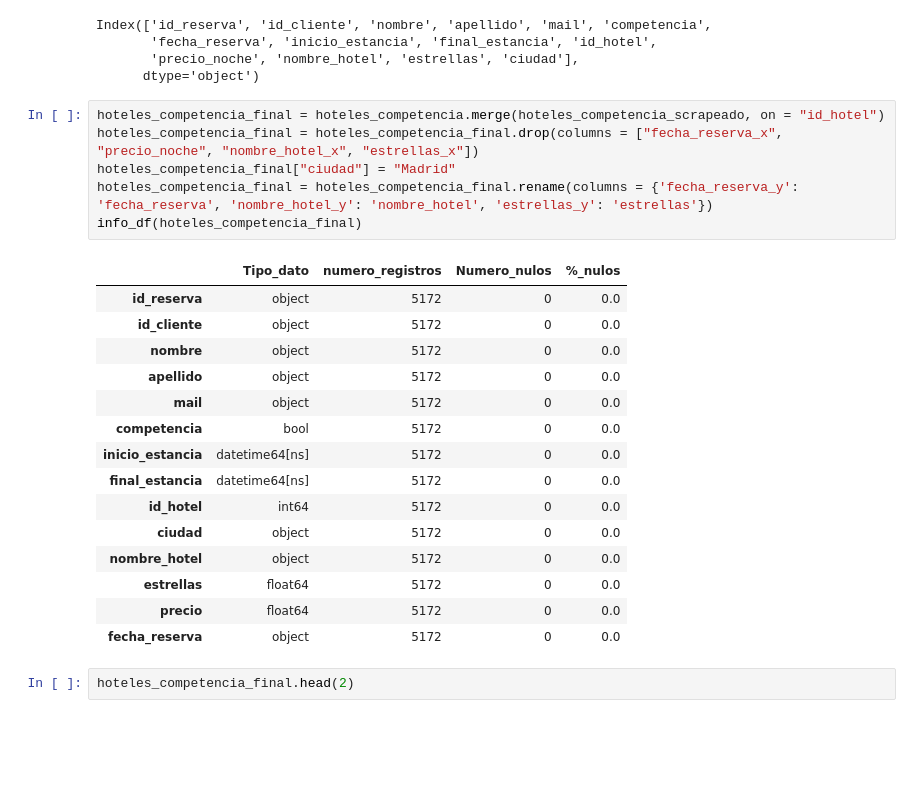
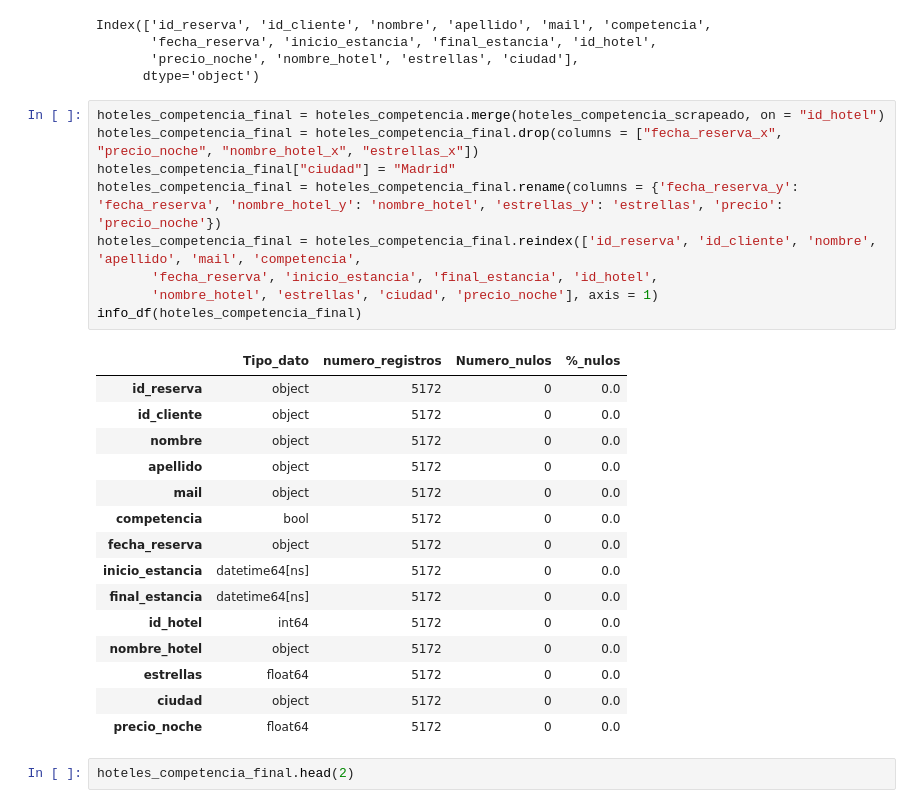
Before and after one commit to Gabijc/Proyecto_ETL_Hoteles, a Jupyter notebook: Notebooks/Analisis_inicial.ipynb, the cells around one changed output. Cells and saved outputs as stored; diff of their text form; blank space fills up the shorter version.

```diff
--- a/Notebooks/Analisis_inicial.ipynb
+++ b/Notebooks/Analisis_inicial.ipynb
@@ -670,25 +670,28 @@ Index(['id_reserva', 'id_cliente', 'nombre', 'apellido', 'mail', 'competencia',
 # %%
 hoteles_competencia_final = hoteles_competencia.merge(hoteles_competencia_scrapeado, on = "id_hotel")
 hoteles_competencia_final = hoteles_competencia_final.drop(columns = ["fecha_reserva_x", "precio_noche", "nombre_hotel_x", "estrellas_x"])
 hoteles_competencia_final["ciudad"] = "Madrid"
-hoteles_competencia_final = hoteles_competencia_final.rename(columns = {'fecha_reserva_y': 'fecha_reserva', 'nombre_hotel_y': 'nombre_hotel', 'estrellas_y': 'estrellas'})
+hoteles_competencia_final = hoteles_competencia_final.rename(columns = {'fecha_reserva_y': 'fecha_reserva', 'nombre_hotel_y': 'nombre_hotel', 'estrellas_y': 'estrellas', 'precio': 'precio_noche'})
+hoteles_competencia_final = hoteles_competencia_final.reindex(['id_reserva', 'id_cliente', 'nombre', 'apellido', 'mail', 'competencia',
+       'fecha_reserva', 'inicio_estancia', 'final_estancia', 'id_hotel',
+       'nombre_hotel', 'estrellas', 'ciudad', 'precio_noche'], axis = 1)
 info_df(hoteles_competencia_final)
 # %% [output]
 |  | Tipo_dato | numero_registros | Numero_nulos | %_nulos |
 | id_reserva | object | 5172 | 0 | 0.0 |
 | id_cliente | object | 5172 | 0 | 0.0 |
 | nombre | object | 5172 | 0 | 0.0 |
 | apellido | object | 5172 | 0 | 0.0 |
 | mail | object | 5172 | 0 | 0.0 |
 | competencia | bool | 5172 | 0 | 0.0 |
+| fecha_reserva | object | 5172 | 0 | 0.0 |
 | inicio_estancia | datetime64[ns] | 5172 | 0 | 0.0 |
 | final_estancia | datetime64[ns] | 5172 | 0 | 0.0 |
 | id_hotel | int64 | 5172 | 0 | 0.0 |
-| ciudad | object | 5172 | 0 | 0.0 |
 | nombre_hotel | object | 5172 | 0 | 0.0 |
 | estrellas | float64 | 5172 | 0 | 0.0 |
-| precio | float64 | 5172 | 0 | 0.0 |
-| fecha_reserva | object | 5172 | 0 | 0.0 |
+| ciudad | object | 5172 | 0 | 0.0 |
+| precio_noche | float64 | 5172 | 0 | 0.0 |
 # %%
 hoteles_competencia_final.head(2)
 # %% [output]
```
Also changed, not shown: parts of 25 cells of this notebook, 1 other file.
